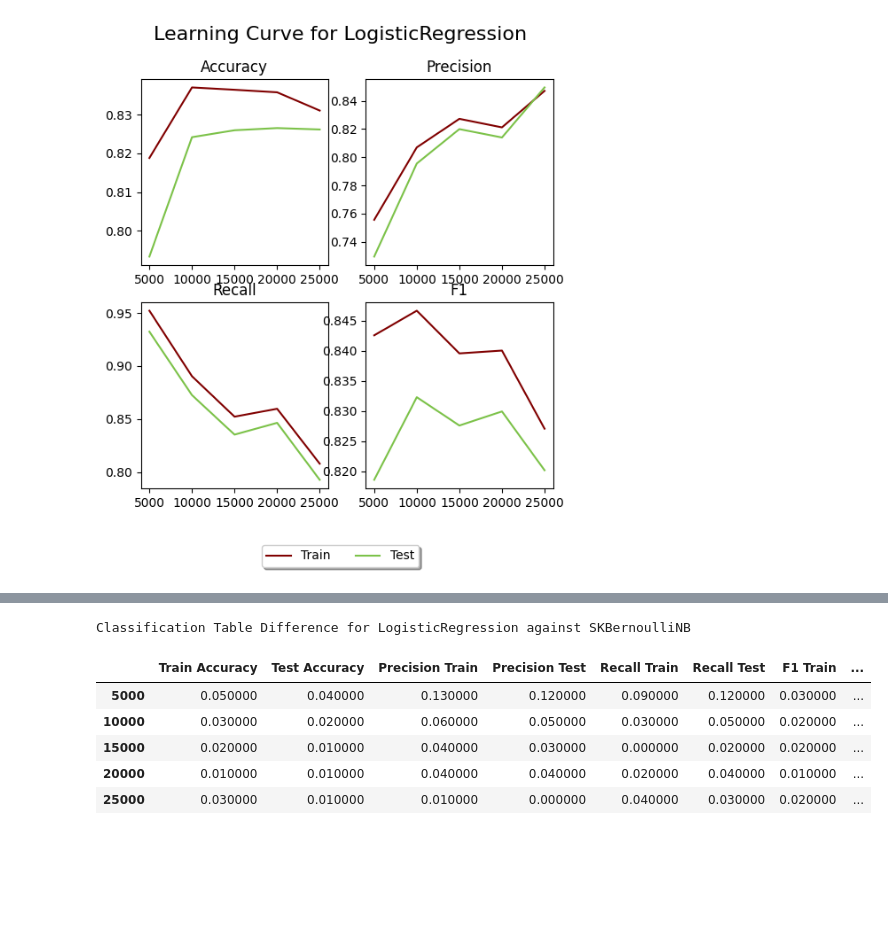
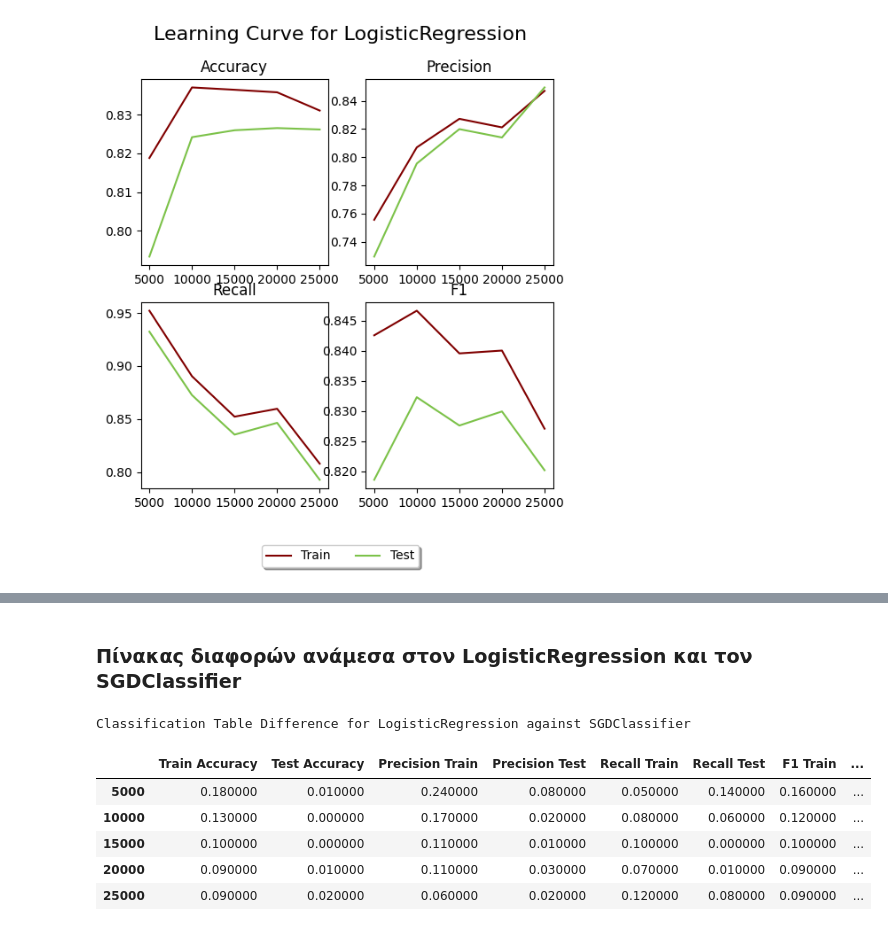
Before and after one commit to MariaSchoinaki/Imdb-classification-ML, a Jupyter notebook: src/LogisticRegression.ipynb, the cells around one changed output, grey strips where cells are left out. Saved outputs shown, nothing was run; the diff lists cells and outputs as text; code cells hidden in the pictures; blank space fills up the shorter version.

```diff
--- a/src/LogisticRegression.ipynb
+++ b/src/LogisticRegression.ipynb
@@ -14,9 +14,9 @@ import tensorflow as tf
 from sklearn.feature_extraction.text import CountVectorizer
 from sklearn.metrics import classification_report
 
-m = 3000
+m = 2500
 n = 200
-k = 80
+k = 20
 infogain = False
 g = 800
 
@@ -140,3 +144,8 @@ print(classification_report(y_test_imdb,log.predict(x_test_imdb_binary)))
     accuracy                           0.83     25000
    macro avg       0.83      0.83      0.83     25000
 weighted avg       0.83      0.83      0.83     25000
+# %%
+from sklearn.linear_model import LogisticRegression
+lg=LogisticRegression()
+lg.fit(x_train_imdb_binary, y_train_imdb)
+print(classification_report(y_test_imdb,lg.predict(x_test_imdb_binary)))
@@ -169,17 +203,19 @@ iter=[1000,100,50]
 maxAccuracy = -float('inf')
 
 
-for h,l,it in zip(Eta,L,iter):
-    log.eta=h
-    log.lambda_value=l
-    log.max_iter=it
-    log.fit(x_train_imdb_binary,y_train_imdb)
-    c_accuracy=accuracy_score(y_test_imdb,log.predict(x_test_imdb_binary))
-    if(c_accuracy>maxAccuracy):
-        maxAccuracy = c_accuracy
-        bestl=l
-        besth=h
-        bestIter=it
+for h in Eta:
+    for l in L:
+        for i in iter:
+            log.eta=h
+            log.lambda_value=l
+            log.max_iter=i
+            log.fit(X_train,y_train_t)
+            c_accuracy=accuracy_score(y_dev,log.predict(X_dev))
+            if(c_accuracy>maxAccuracy):
+                maxAccuracy = c_accuracy
+                bestl=l
+                besth=h
+                bestIter=i
 
 print(bestl)
 print(besth)
@@ -226,17 +260,19 @@ Classification Table Difference for LogisticRegression against SKLogisticRegress
+# %% [markdown]
+### Πίνακας διαφορών ανάμεσα στον LogisticRegression  και τον SGDClassifier
 # %%
-from sklearn.naive_bayes import BernoulliNB
+from sklearn.linear_model import SGDClassifier
 
-bayes_data = classification_data(BernoulliNB(), x_train_imdb_binary, y_train_imdb, x_test_imdb_binary, y_test_imdb, 5)
-bayes_data['estimator'] = 'SKBernoulliNB'
-bayes_table = classification_table(bayes_data, x_train_imdb_binary)
-difference_table = abs(bayes_table - data_table)
-difference_table = difference_table.style.set_caption('Classification Table Difference for {estimator} against {estimator_2}'.format(estimator=data['estimator'], estimator_2=bayes_data['estimator']))
+linear_data = classification_data(SGDClassifier(), x_train_imdb_binary, y_train_imdb, x_test_imdb_binary, y_test_imdb, 5)
+linear_data['estimator'] = 'SGDClassifier'
+linear_table = classification_table(linear_data, x_train_imdb_binary)
+difference_table = abs(linear_table - data_table)
+difference_table = difference_table.style.set_caption('Classification Table Difference for {estimator} against {estimator_2}'.format(estimator=data['estimator'], estimator_2=linear_data['estimator']))
 ipd.display(difference_table)
 # %% [output]
-Classification Table Difference for LogisticRegression against SKBernoulliNB
+Classification Table Difference for LogisticRegression against SGDClassifier
 |  | Train Accuracy | Test Accuracy | Precision Train | Precision Test | Recall Train | Recall Test | F1 Train | ... |
-| 5000 | 0.050000 | 0.040000 | 0.130000 | 0.120000 | 0.090000 | 0.120000 | 0.030000 | ... |
-| 10000 | 0.030000 | 0.020000 | 0.060000 | 0.050000 | 0.030000 | 0.050000 | 0.020000 | ... |
-| 15000 | 0.020000 | 0.010000 | 0.040000 | 0.030000 | 0.000000 | 0.020000 | 0.020000 | ... |
-| 20000 | 0.010000 | 0.010000 | 0.040000 | 0.040000 | 0.020000 | 0.040000 | 0.010000 | ... |
-| 25000 | 0.030000 | 0.010000 | 0.010000 | 0.000000 | 0.040000 | 0.030000 | 0.020000 | ... |
+| 5000 | 0.180000 | 0.010000 | 0.240000 | 0.080000 | 0.050000 | 0.140000 | 0.160000 | ... |
+| 10000 | 0.130000 | 0.000000 | 0.170000 | 0.020000 | 0.080000 | 0.060000 | 0.120000 | ... |
+| 15000 | 0.100000 | 0.000000 | 0.110000 | 0.010000 | 0.100000 | 0.000000 | 0.100000 | ... |
+| 20000 | 0.090000 | 0.010000 | 0.110000 | 0.030000 | 0.070000 | 0.010000 | 0.090000 | ... |
+| 25000 | 0.090000 | 0.020000 | 0.060000 | 0.020000 | 0.120000 | 0.080000 | 0.090000 | ... |
```
Also changed, not shown: parts of 19 cells of this notebook.
